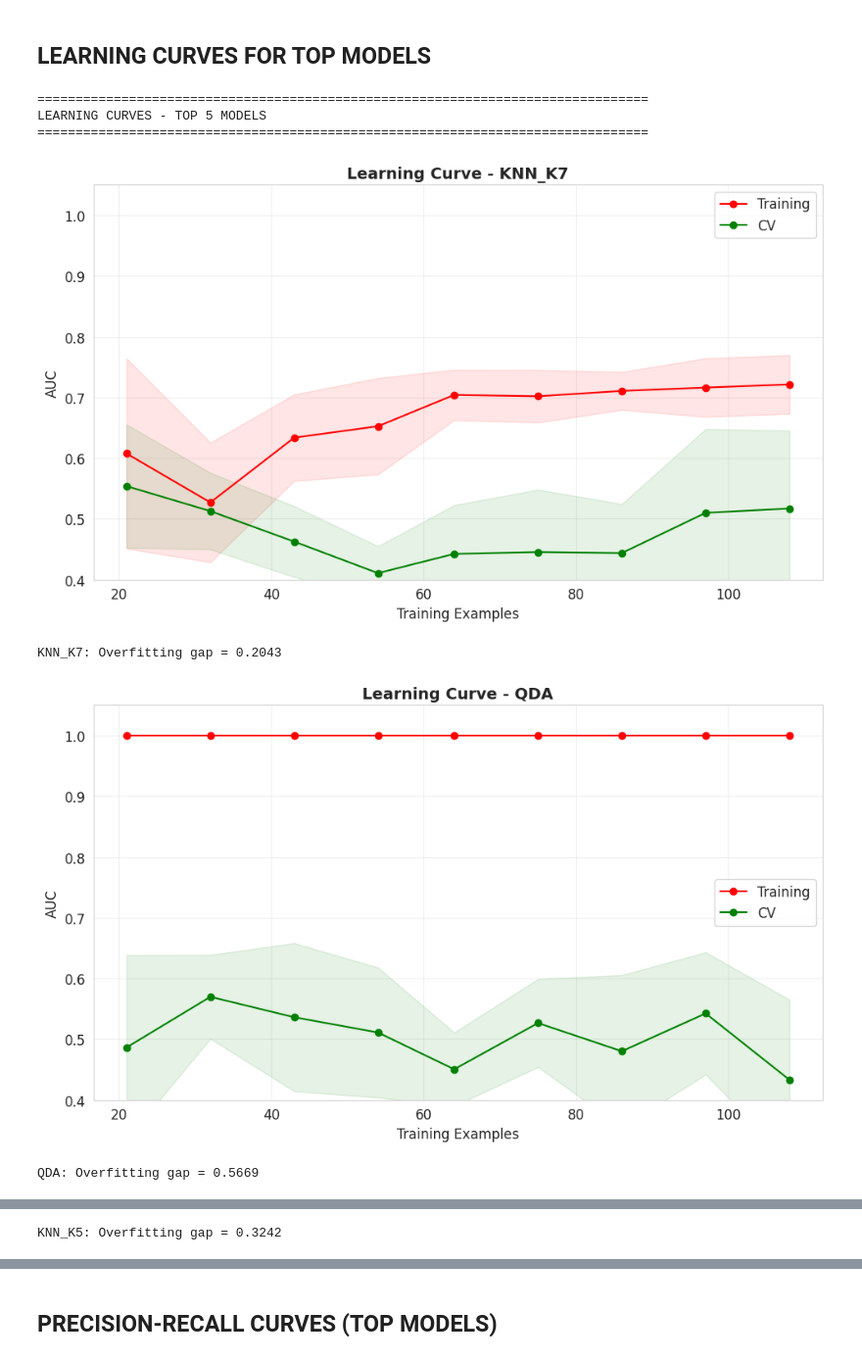
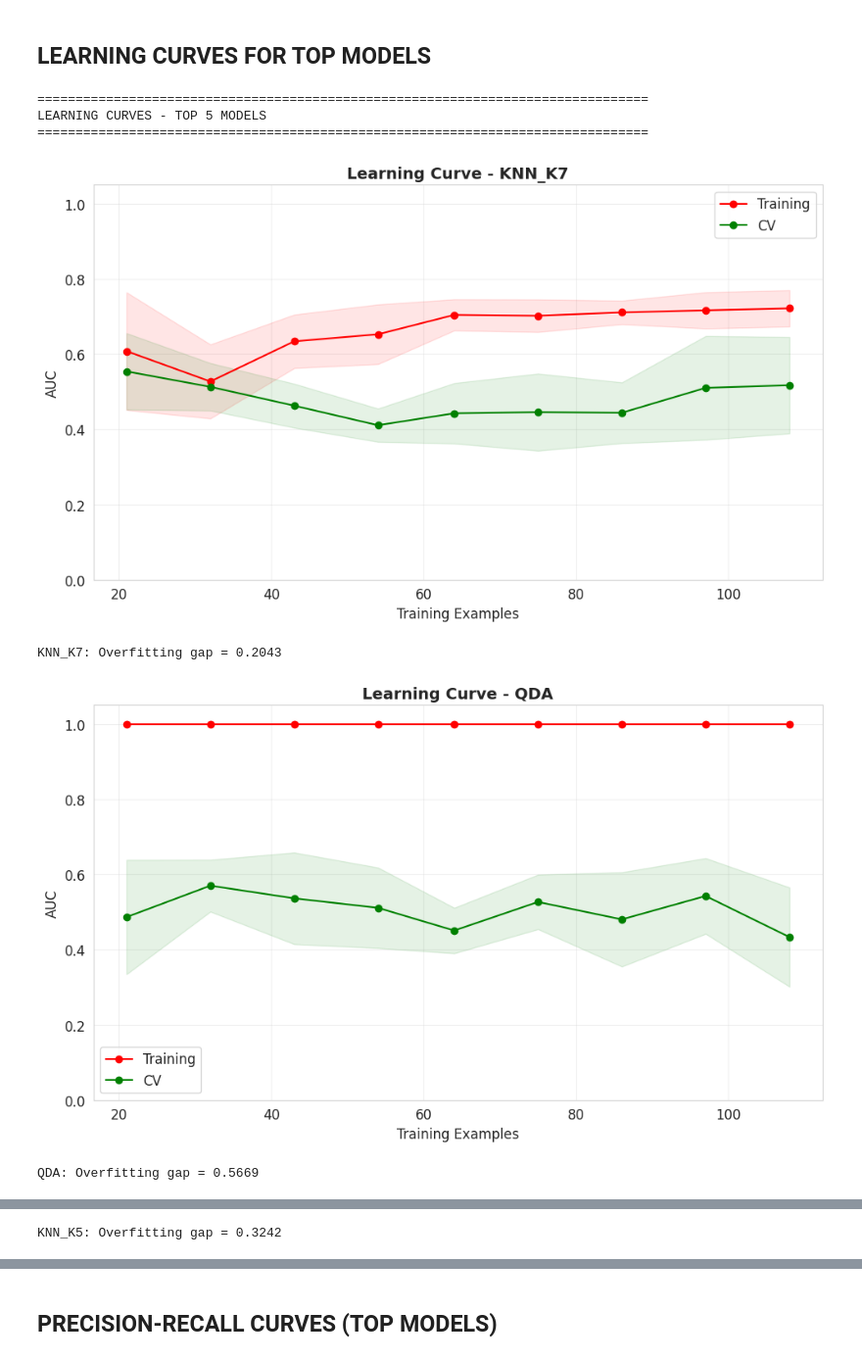
Before and after one commit to Spagestic/HKBU-Final-Year-Project, a Jupyter notebook: toxicity_9_colab.ipynb, the cells around one changed output, grey strips where cells are left out. Shown at 98% size. Cells and saved outputs as stored; diff of their text form; code cells hidden in the pictures.

Commit message:
charts updated

```diff
--- a/toxicity_9_colab.ipynb
+++ b/toxicity_9_colab.ipynb
@@ -332,7 +348,7 @@ Evaluating LR_Lasso_C1...
            SVM_Poly_D3  0.654497 0.015480  0.335348 0.104654 0.791067 0.011378
 # %%
 cv_results_df = pd.DataFrame(cv_results)
-cv_results_df = cv_results_df.sort_values('auc_mean', ascending=False).reset_index(drop=True)
+cv_results_df = cv_results_df.sort_values('acc_mean', ascending=False).reset_index(drop=True)
 
 print("\n=== CROSS-VALIDATION RESULTS ===")
 print(cv_results_df[['model', 'acc_mean', 'acc_std',
@@ -723,35 +790,35 @@ def plot_learning_curve(estimator, title, X, y, cv=5, n_jobs=-1):
     test_std = test_scores.std(axis=1)
 
     plt.figure(figsize=(10, 6))
     plt.title(f'Learning Curve - {title}', fontsize=14, weight='bold')
     plt.xlabel("Training Examples")
     plt.ylabel("AUC")
     plt.grid(alpha=0.3)
     plt.fill_between(train_sizes_abs, train_mean - train_std,
                      train_mean + train_std, alpha=0.1, color="r")
     plt.fill_between(train_sizes_abs, test_mean - test_std,
                      test_mean + test_std, alpha=0.1, color="g")
     plt.plot(train_sizes_abs, train_mean, 'o-', color="r", label="Training")
     plt.plot(train_sizes_abs, test_mean, 'o-', color="g", label="CV")
     plt.legend(loc="best")
-    plt.ylim(0.4, 1.05)
+    plt.ylim(0, 1.05)
     plt.tight_layout()
     plt.show()
 
     final_gap = train_mean[-1] - test_mean[-1]
     print(f"{title}: Overfitting gap = {final_gap:.4f}")
 
 print("\n" + "="*80)
 print("LEARNING CURVES - TOP 5 MODELS")
 print("="*80)
 top_5_names = cv_results_df.head(5)['model'].tolist()
 for model_name in top_5_names:
     plot_learning_curve(models[model_name], model_name, X_train_scaled, y_train, cv=5)
 # %% [output]
 ================================================================================
 LEARNING CURVES - TOP 5 MODELS
 ================================================================================
-[figure, old version]
+[figure, new version]
 KNN_K7: Overfitting gap = 0.2043
-[figure, old version]
+[figure, new version]
 QDA: Overfitting gap = 0.5669
```
Also changed, not shown: parts of 14 cells of this notebook.
